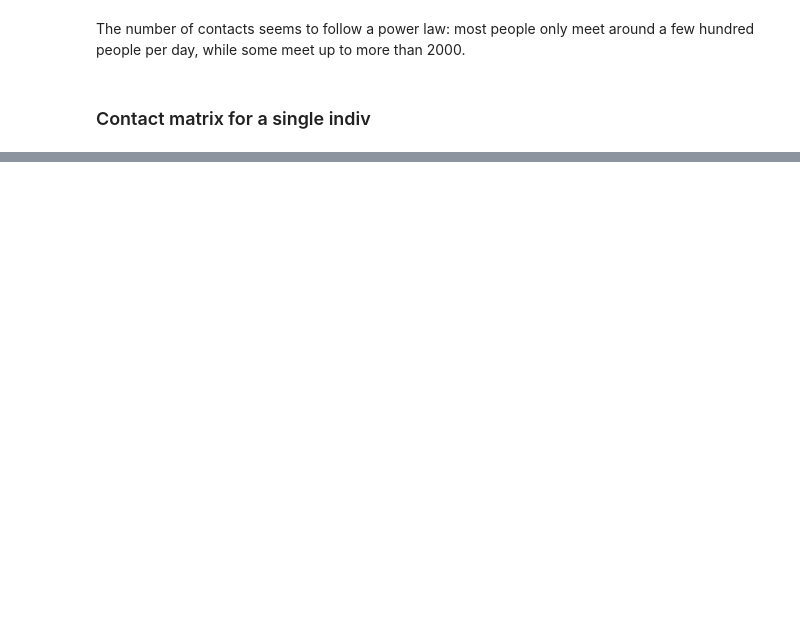
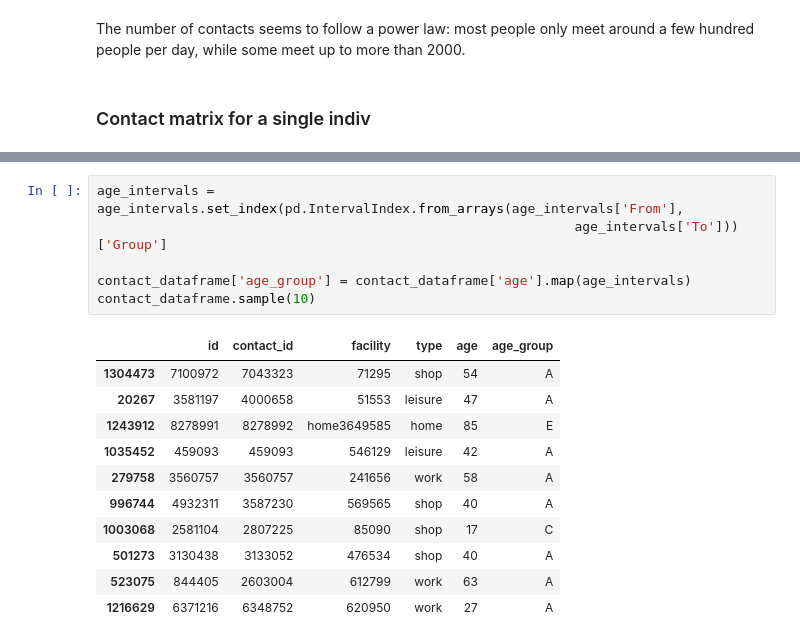
Before and after one commit to dauvillc/covid-19-switzerland, a Jupyter notebook: scripts/contact_matrices.ipynb, the cells around one changed output, grey strips where cells are left out. Drawn from its saved outputs; the diff is of its cells as text; blank space fills up the shorter version.

```diff
--- a/scripts/contact_matrices.ipynb
+++ b/scripts/contact_matrices.ipynb
@@ -284,0 +296,18 @@ total_contacts(510685)
+# %%
+age_intervals = age_intervals.set_index(pd.IntervalIndex.from_arrays(age_intervals['From'],
+                                                             age_intervals['To']))['Group']
+
+contact_dataframe['age_group'] = contact_dataframe['age'].map(age_intervals)
+contact_dataframe.sample(10)
+# %% [output]
+|  | id | contact_id | facility | type | age | age_group |
+| 1304473 | 7100972 | 7043323 | 71295 | shop | 54 | A |
+| 20267 | 3581197 | 4000658 | 51553 | leisure | 47 | A |
+| 1243912 | 8278991 | 8278992 | home3649585 | home | 85 | E |
+| 1035452 | 459093 | 459093 | 546129 | leisure | 42 | A |
+| 279758 | 3560757 | 3560757 | 241656 | work | 58 | A |
+| 996744 | 4932311 | 3587230 | 569565 | shop | 40 | A |
+| 1003068 | 2581104 | 2807225 | 85090 | shop | 17 | C |
+| 501273 | 3130438 | 3133052 | 476534 | shop | 40 | A |
+| 523075 | 844405 | 2603004 | 612799 | work | 63 | A |
+| 1216629 | 6371216 | 6348752 | 620950 | work | 27 | A |
```
Also changed, not shown: parts of 20 cells of this notebook.
